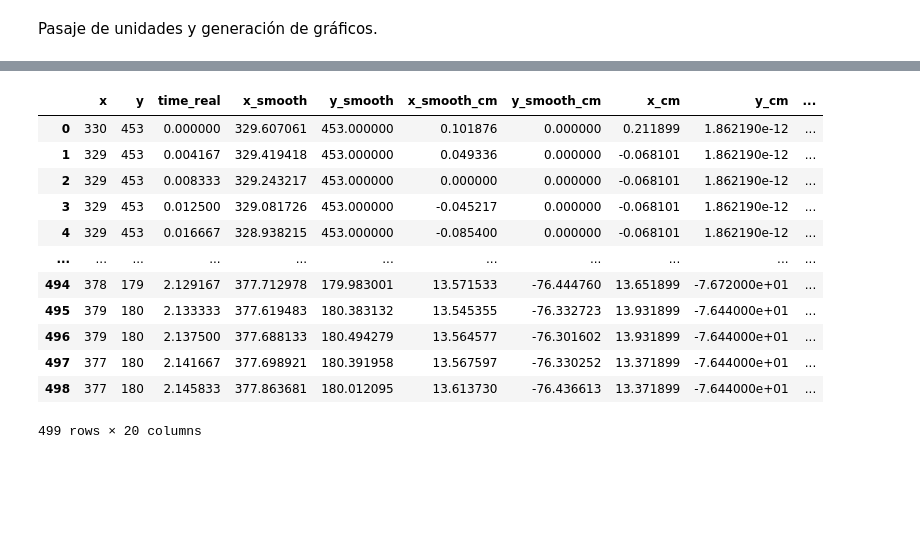
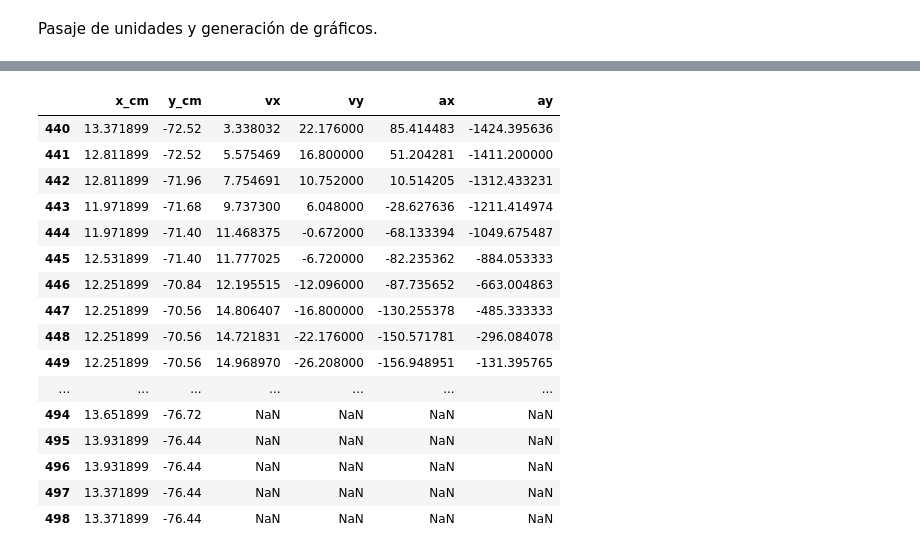
Before and after one commit to ThoMintz/proyectofisica-nextjs, a Jupyter notebook: trackerVideoCL.ipynb, the cells around one changed output, grey strips where cells are left out. Drawn from its saved outputs; the diff is of its cells as text; code cells hidden in the pictures; blank space fills up the shorter version.

```diff
--- a/trackerVideoCL.ipynb
+++ b/trackerVideoCL.ipynb
@@ -376,16 +424,20 @@ KeyError: 'vx_raw'
-# %%
-df
-# %% [output]
-|  | x | y | time_real | x_smooth | y_smooth | x_smooth_cm | y_smooth_cm | x_cm | y_cm | ... |
-| 0 | 330 | 453 | 0.000000 | 329.607061 | 453.000000 | 0.101876 | 0.000000 | 0.211899 | 1.862190e-12 | ... |
-| 1 | 329 | 453 | 0.004167 | 329.419418 | 453.000000 | 0.049336 | 0.000000 | -0.068101 | 1.862190e-12 | ... |
-| 2 | 329 | 453 | 0.008333 | 329.243217 | 453.000000 | 0.000000 | 0.000000 | -0.068101 | 1.862190e-12 | ... |
-| 3 | 329 | 453 | 0.012500 | 329.081726 | 453.000000 | -0.045217 | 0.000000 | -0.068101 | 1.862190e-12 | ... |
-| 4 | 329 | 453 | 0.016667 | 328.938215 | 453.000000 | -0.085400 | 0.000000 | -0.068101 | 1.862190e-12 | ... |
-| ... | ... | ... | ... | ... | ... | ... | ... | ... | ... | ... |
-| 494 | 378 | 179 | 2.129167 | 377.712978 | 179.983001 | 13.571533 | -76.444760 | 13.651899 | -7.672000e+01 | ... |
-| 495 | 379 | 180 | 2.133333 | 377.619483 | 180.383132 | 13.545355 | -76.332723 | 13.931899 | -7.644000e+01 | ... |
-| 496 | 379 | 180 | 2.137500 | 377.688133 | 180.494279 | 13.564577 | -76.301602 | 13.931899 | -7.644000e+01 | ... |
-| 497 | 377 | 180 | 2.141667 | 377.698921 | 180.391958 | 13.567597 | -76.330252 | 13.371899 | -7.644000e+01 | ... |
-| 498 | 377 | 180 | 2.145833 | 377.863681 | 180.012095 | 13.613730 | -76.436613 | 13.371899 | -7.644000e+01 | ... |
-499 rows × 20 columns
+# %%
+df.iloc[440:520, [7, 8, 10, 12, 13, 14]]
+# %% [output]
+|  | x_cm | y_cm | vx | vy | ax | ay |
+| 440 | 13.371899 | -72.52 | 3.338032 | 22.176000 | 85.414483 | -1424.395636 |
+| 441 | 12.811899 | -72.52 | 5.575469 | 16.800000 | 51.204281 | -1411.200000 |
+| 442 | 12.811899 | -71.96 | 7.754691 | 10.752000 | 10.514205 | -1312.433231 |
+| 443 | 11.971899 | -71.68 | 9.737300 | 6.048000 | -28.627636 | -1211.414974 |
+| 444 | 11.971899 | -71.40 | 11.468375 | -0.672000 | -68.133394 | -1049.675487 |
+| 445 | 12.531899 | -71.40 | 11.777025 | -6.720000 | -82.235362 | -884.053333 |
+| 446 | 12.251899 | -70.84 | 12.195515 | -12.096000 | -87.735652 | -663.004863 |
+| 447 | 12.251899 | -70.56 | 14.806407 | -16.800000 | -130.255378 | -485.333333 |
+| 448 | 12.251899 | -70.56 | 14.721831 | -22.176000 | -150.571781 | -296.084078 |
+| 449 | 12.251899 | -70.56 | 14.968970 | -26.208000 | -156.948951 | -131.395765 |
+| ... | ... | ... | ... | ... | ... | ... |
+| 494 | 13.651899 | -76.72 | NaN | NaN | NaN | NaN |
+| 495 | 13.931899 | -76.44 | NaN | NaN | NaN | NaN |
+| 496 | 13.931899 | -76.44 | NaN | NaN | NaN | NaN |
+| 497 | 13.371899 | -76.44 | NaN | NaN | NaN | NaN |
+| 498 | 13.371899 | -76.44 | NaN | NaN | NaN | NaN |
```
Also changed, not shown: parts of 1 cell of this notebook, 2 other files.
